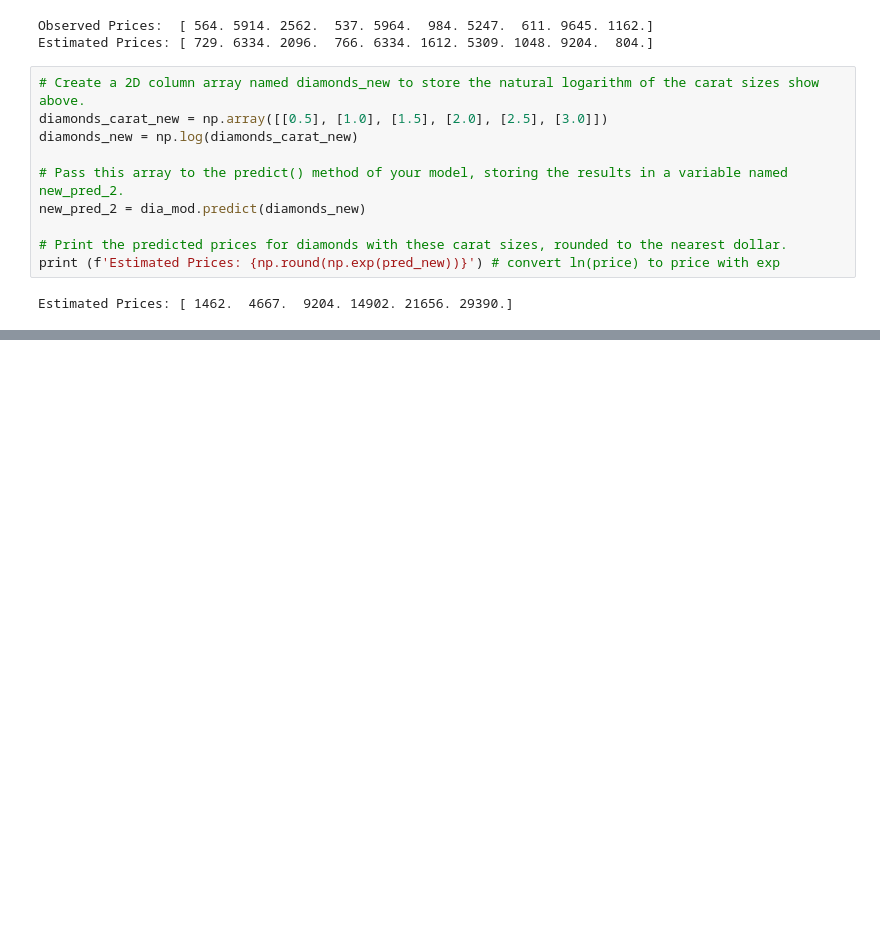
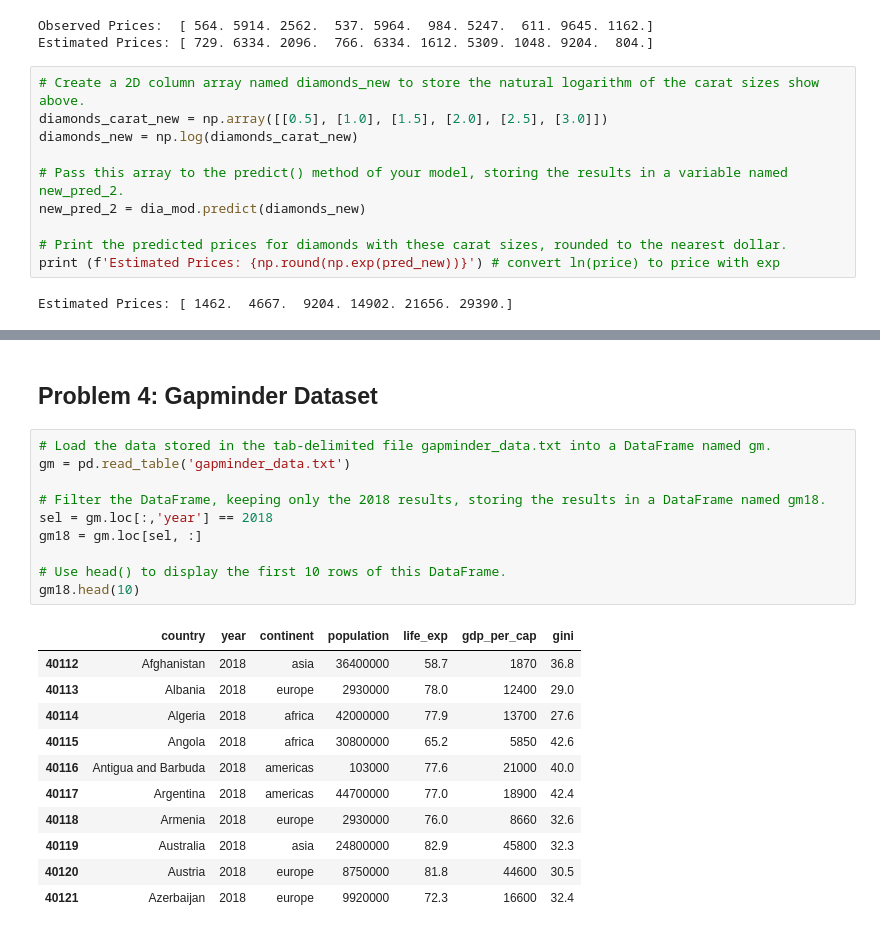
Before and after one commit to slylockfox/Maryville-DSCI-503-2, a Jupyter notebook: HW_07_Snyder.ipynb, the cells around one changed output, grey strips where cells are left out. Saved outputs shown, nothing was run; the diff lists cells and outputs as text; blank space fills up the shorter version.

```diff
--- a/HW_07_Snyder.ipynb
+++ b/HW_07_Snyder.ipynb
@@ -206,0 +306,24 @@ Estimated Prices: [ 1462.  4667.  9204. 14902. 21656. 29390.]
+# %% [markdown]
+## Problem 4: Gapminder Dataset
+# %%
+# Load the data stored in the tab-delimited file gapminder_data.txt into a DataFrame named gm.
+gm = pd.read_table('gapminder_data.txt')
+
+# Filter the DataFrame, keeping only the 2018 results, storing the results in a DataFrame named gm18.
+sel = gm.loc[:,'year'] == 2018
+gm18 = gm.loc[sel, :]
+
+# Use head() to display the first 10 rows of this DataFrame.
+gm18.head(10)
+# %% [output]
+|  | country | year | continent | population | life_exp | gdp_per_cap | gini |
+| 40112 | Afghanistan | 2018 | asia | 36400000 | 58.7 | 1870 | 36.8 |
+| 40113 | Albania | 2018 | europe | 2930000 | 78.0 | 12400 | 29.0 |
+| 40114 | Algeria | 2018 | africa | 42000000 | 77.9 | 13700 | 27.6 |
+| 40115 | Angola | 2018 | africa | 30800000 | 65.2 | 5850 | 42.6 |
+| 40116 | Antigua and Barbuda | 2018 | americas | 103000 | 77.6 | 21000 | 40.0 |
+| 40117 | Argentina | 2018 | americas | 44700000 | 77.0 | 18900 | 42.4 |
+| 40118 | Armenia | 2018 | europe | 2930000 | 76.0 | 8660 | 32.6 |
+| 40119 | Australia | 2018 | asia | 24800000 | 82.9 | 45800 | 32.3 |
+| 40120 | Austria | 2018 | europe | 8750000 | 81.8 | 44600 | 30.5 |
+| 40121 | Azerbaijan | 2018 | europe | 9920000 | 72.3 | 16600 | 32.4 |
```
Also changed, not shown: parts of 17 cells of this notebook.
